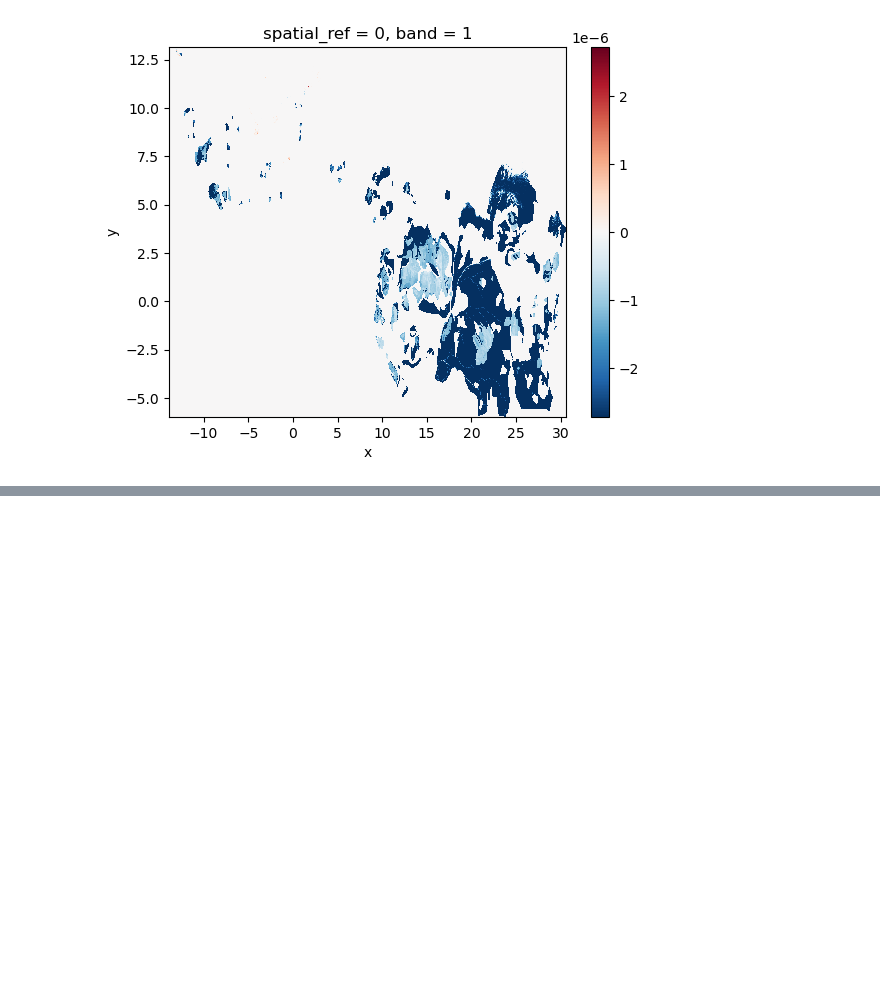
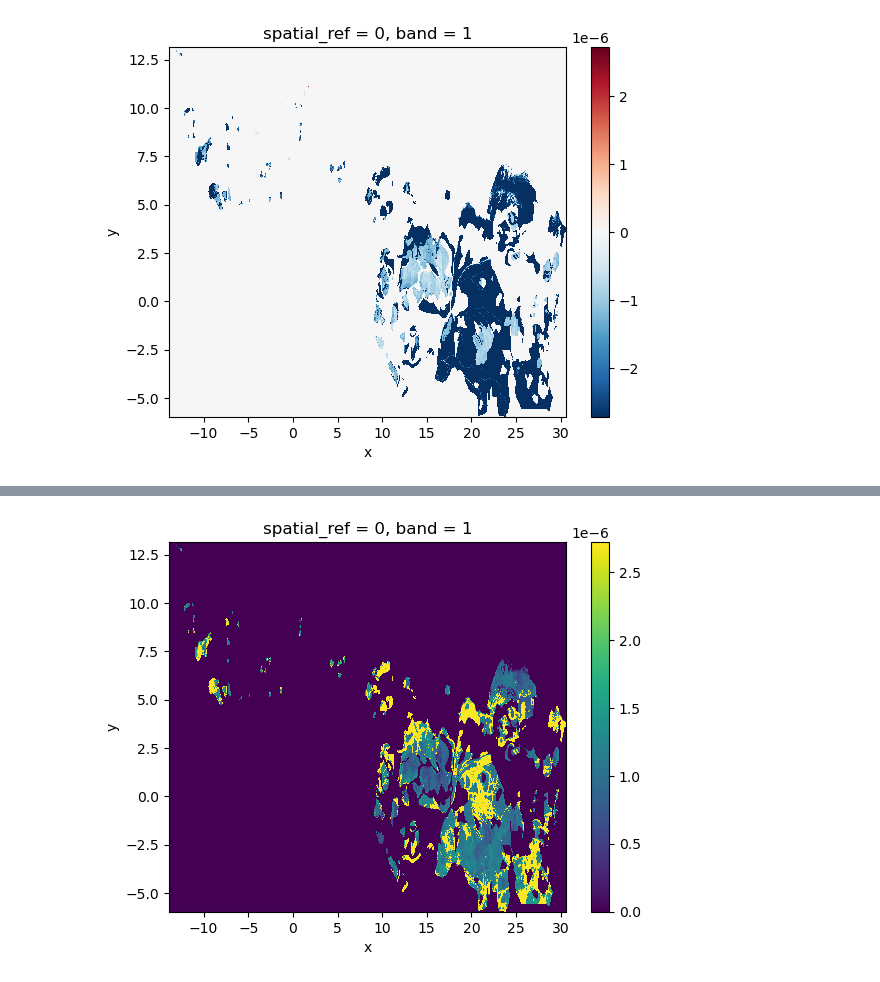
Before and after one commit to emiliolr/life-hunting, a Jupyter notebook: notebooks/figuring_out_new_life_restore_map.ipynb, the cells around one changed output, grey strips where cells are left out. Cells and saved outputs as stored; diff of their text form; code cells hidden in the pictures; blank space fills up the shorter version.

```diff
--- a/notebooks/figuring_out_new_life_restore_map.ipynb
+++ b/notebooks/figuring_out_new_life_restore_map.ipynb
@@ -66,14 +69,14 @@ delta_aoh_tot = human_absent_aoh - current_aoh_w_hunting
 cur_aoh_hunting_tot = current_aoh_w_hunting.sum()
 scenario_aoh_tot = cur_aoh_hunting_tot + delta_aoh_tot
 
-#  the total AOH in absense of humans + prob of extinction
+#  the total AOH in absence of humans
 hum_abs_aoh_tot = human_absent_aoh.sum()
 
 #  calculating the change in prob of extinction
 p0 = aoh_extinction_curve(hum_abs_aoh_tot, cur_aoh_hunting_tot, np_careful = True)
 p1 = aoh_extinction_curve(hum_abs_aoh_tot, scenario_aoh_tot, np_careful = True)
 
-delta_prob_ext = p1 - p0
+delta_prob_ext_both = p1 - p0
 # %%
 human_absent_aoh.plot()
 plt.show()
@@ -93,0 +134,7 @@ plt.show()
+# %%
+# Showing where hunting is constraining the potential benefits of habitat loss -
+#  where the delta P is less negative (less effect) than it otherwise could've been
+(delta_prob_ext_restore - delta_prob_ext_both).plot()
+plt.show()
+# %% [output]
+[figure, added]
```
Also changed, not shown: parts of 5 cells of this notebook, 3 other files.
